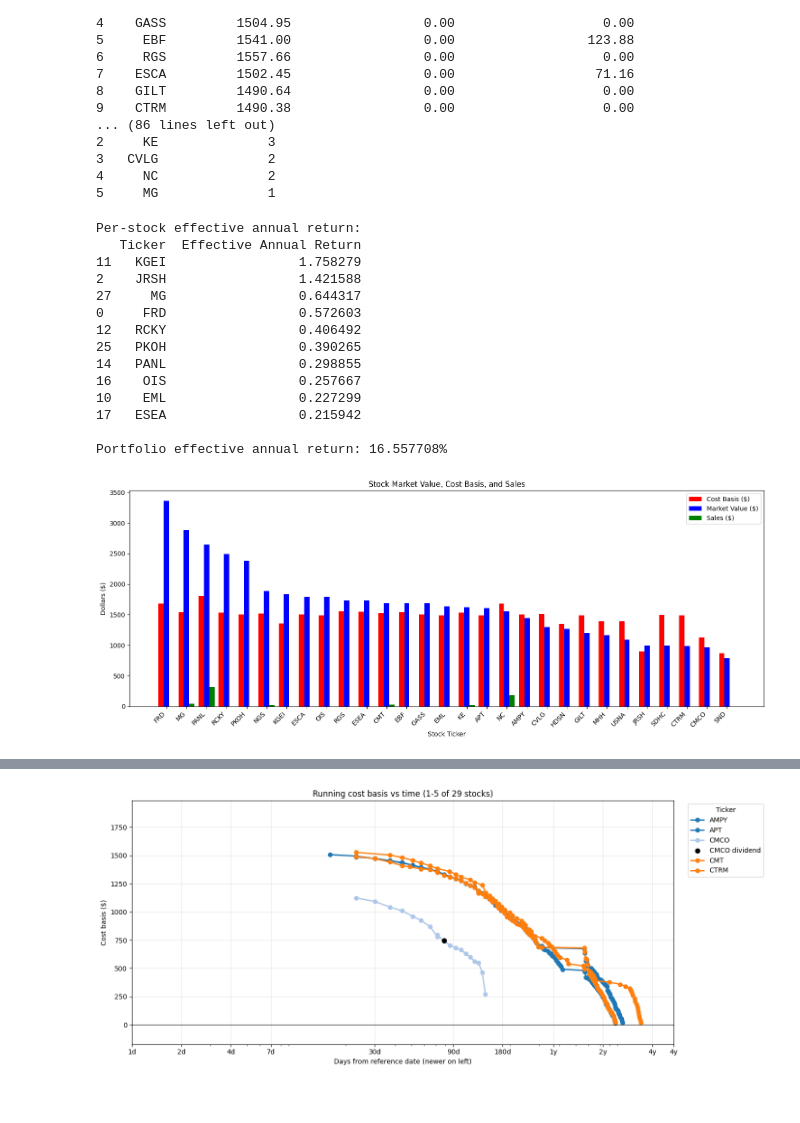
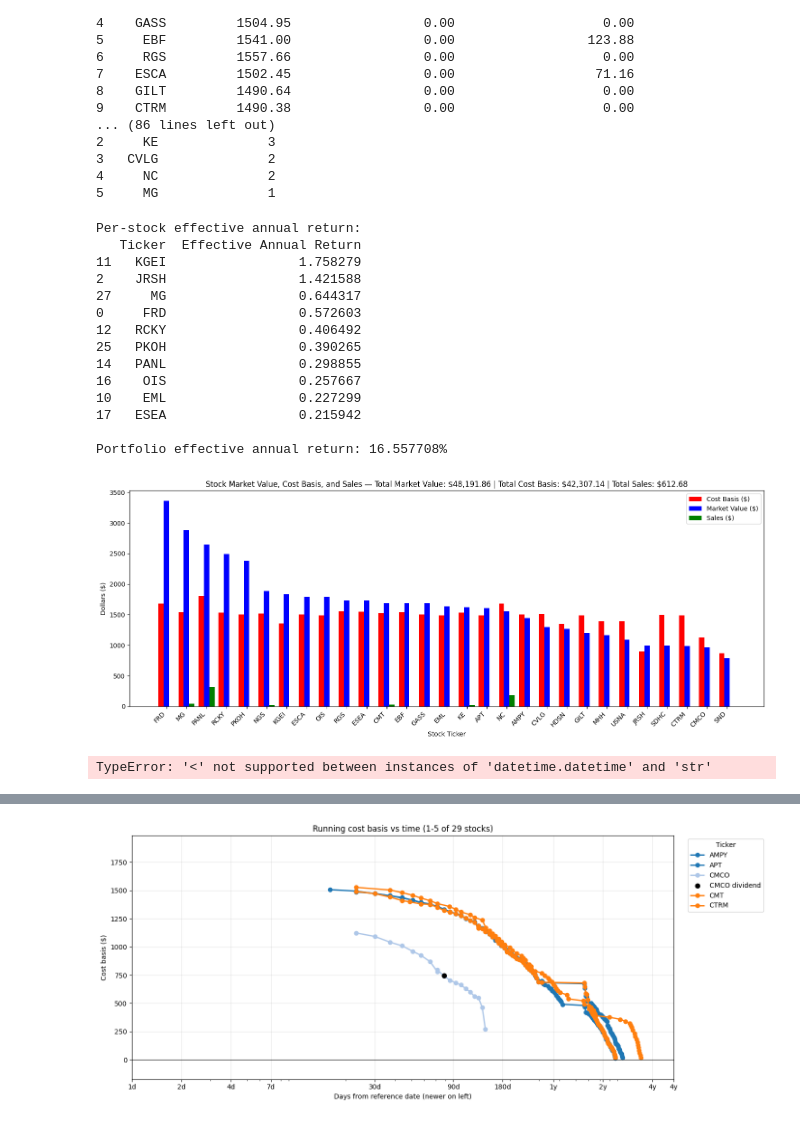
Before and after one commit to rickshilling/shadowPortfolio, a Jupyter notebook: main.ipynb, the cells around one changed output, grey strips where cells are left out. Cells and saved outputs as stored; diff of their text form; code cells hidden in the pictures.

```diff
--- a/main.ipynb
+++ b/main.ipynb
@@ -134,35 +134,75 @@ plot_df = plot_df.sort_values('Market Value', ascending=False).reset_index(drop=
 x = np.arange(len(plot_df))
 bar_width = 0.8 / 3
 
 fig, ax = plt.subplots(figsize=(15, 6), layout='constrained')
 ax.bar(x - bar_width, plot_df['Cost Basis'], width=bar_width, color='r', label='Cost Basis ($)')
 ax.bar(x, plot_df['Market Value'], width=bar_width, color='b', label='Market Value ($)')
 ax.bar(x + bar_width, plot_df['Sales'], width=bar_width, color='g', label='Sales ($)')
 
 ax.set_xticks(x)
 ax.set_xticklabels(plot_df['Ticker'], rotation=45, ha='right')
 ax.set_ylabel('Dollars ($)')
 ax.set_xlabel('Stock Ticker')
-ax.set_title('Stock Market Value, Cost Basis, and Sales')
+ax.set_title(
+    f"Stock Market Value, Cost Basis, and Sales — "
+    f"Total Market Value: ${plot_df['Market Value'].sum():,.2f} | "
+    f"Total Cost Basis: ${plot_df['Cost Basis'].sum():,.2f} | "
+    f"Total Sales: ${plot_df['Sales'].sum():,.2f}"
+)
 ax.legend()
 plt.tight_layout()
 plt.show()
+
+# Plot deleted-stock cost basis and sales separately
+if deleted_stocks:
+    deleted_transactions = transactions_df[transactions_df['Symbol'].isin(deleted_stocks)].copy()
+    deleted_transactions['Activity/Trade Date'] = pd.to_datetime(deleted_transactions['Activity/Trade Date'], format='mixed')
+    deleted_cost_basis_df = calculate_cost_basis_per_time(deleted_transactions, decay_rate=decay_rate, reference_date=reference_date)
+    deleted_cost_basis_df = deleted_cost_basis_df[['Ticker', 'Total Buy Cost', 'Total Sell Proceeds']].copy()
+    deleted_cost_basis_df = deleted_cost_basis_df.sort_values(['Total Buy Cost', 'Total Sell Proceeds'], ascending=[False, False]).reset_index(drop=True)
+
+    if not deleted_cost_basis_df.empty:
+        deleted_x = np.arange(len(deleted_cost_basis_df))
+        deleted_bar_width = 0.35
+
+        fig, ax = plt.subplots(figsize=(15, 6), layout='constrained')
+        ax.bar(deleted_x - deleted_bar_width / 2, deleted_cost_basis_df['Total Buy Cost'], width=deleted_bar_width, color='darkred', label='Cost Basis ($)')
+        ax.bar(deleted_x + deleted_bar_width / 2, deleted_cost_basis_df['Total Sell Proceeds'], width=deleted_bar_width, color='darkgreen', label='Sales ($)')
+
+        ax.set_xticks(deleted_x)
+        ax.set_xticklabels(deleted_cost_basis_df['Ticker'], rotation=45, ha='right')
+        ax.set_ylabel('Dollars ($)')
+        ax.set_xlabel('Deleted Stock Ticker')
+        ax.set_title(
+            f"Deleted Stocks Cost Basis and Sales — "
+            f"Total Cost Basis: ${deleted_cost_basis_df['Total Buy Cost'].sum():,.2f} | "
+            f"Total Sales: ${deleted_cost_basis_df['Total Sell Proceeds'].sum():,.2f}"
+        )
+        ax.legend()
+        ax.grid(True, alpha=0.3)
+        plt.tight_layout()
+        plt.show()
+    else:
+        print('No deleted-stock transaction data available for plotting.')
+else:
+    print('No deleted stocks in the list to plot.')
 # %% [output]
 Per-stock effective annual return:
    Ticker  Effective Annual Return
 11   KGEI                 1.758279
 2    JRSH                 1.421588
 27     MG                 0.644317
 0     FRD                 0.572603
 12   RCKY                 0.406492
 25   PKOH                 0.390265
 14   PANL                 0.298855
 16    OIS                 0.257667
 10    EML                 0.227299
 17   ESEA                 0.215942
 
 Portfolio effective annual return: 16.557708%
-[figure, old version]
+[figure, new version]
+TypeError: '<' not supported between instances of 'datetime.datetime' and 'str'
 # %%
 # Plot effective annual return by stock in percent
 annual_return_plot_df = stock_return_df[['Ticker', 'Effective Annual Return']].copy()
```
Also changed, not shown: parts of 2 cells of this notebook.
